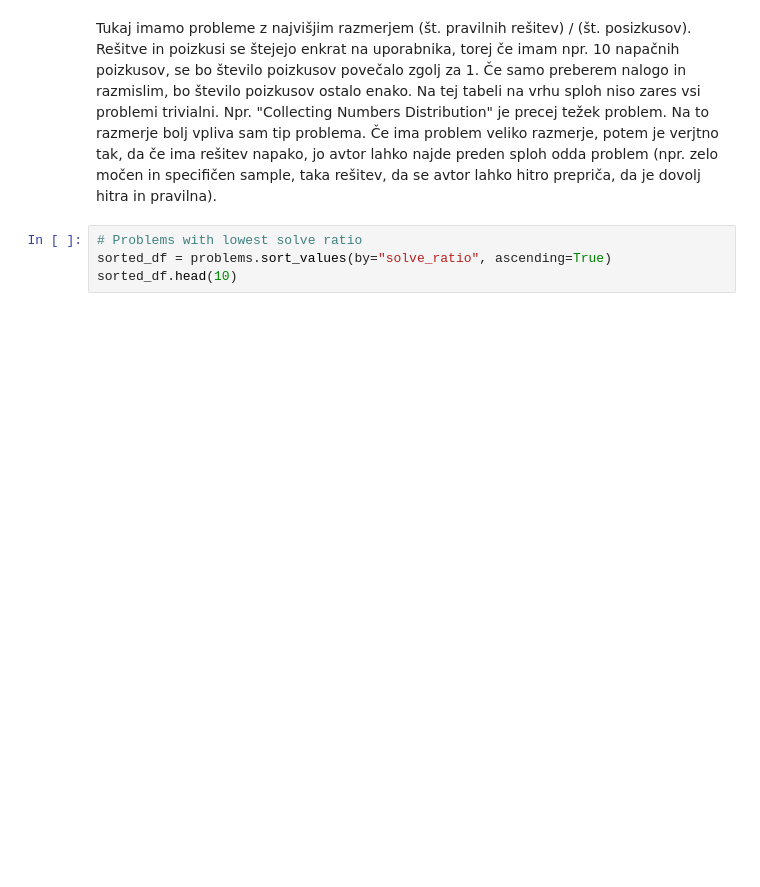
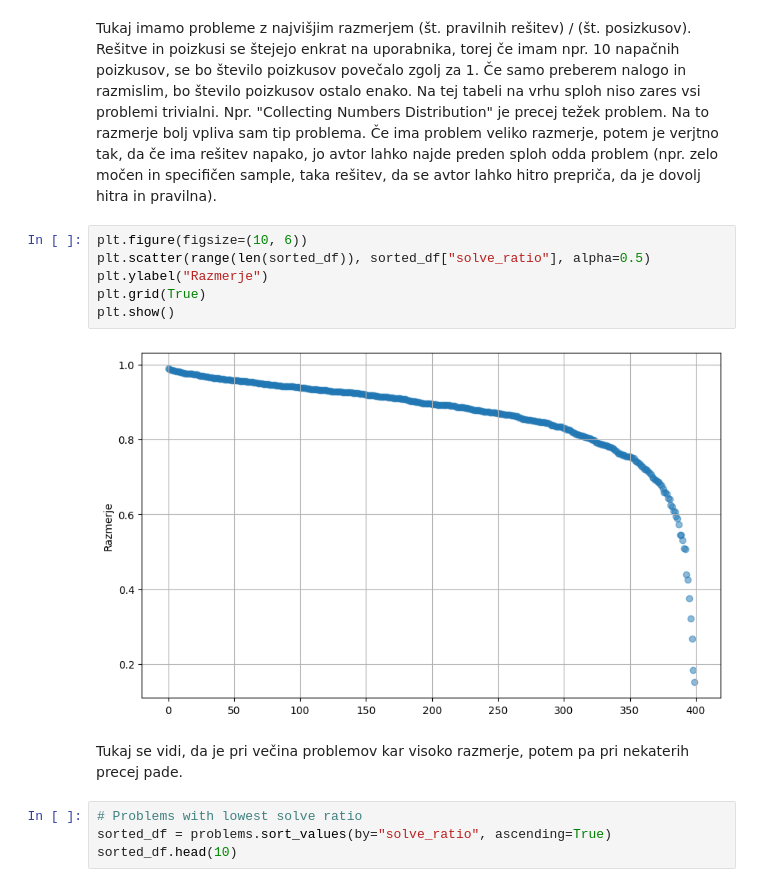
Before and after one commit to Zorz42/uvp-projektna, a Jupyter notebook: notebook.ipynb, the cells around one changed output. Cells and saved outputs as stored; diff of their text form; blank space fills up the shorter version.

```diff
--- a/notebook.ipynb
+++ b/notebook.ipynb
@@ -72,6 +95,16 @@ sorted_df.head(10)
 | 285 | 3141 | And Subset Count | 196 | 200 | 0.980000 |
 # %% [markdown]
 Tukaj imamo probleme z najvišjim razmerjem (št. pravilnih rešitev) / (št. posizkusov). Rešitve in poizkusi se štejejo enkrat na uporabnika, torej če imam npr. 10 napačnih poizkusov, se bo število poizkusov povečalo zgolj za 1. Če samo preberem nalogo in razmislim, bo število poizkusov ostalo enako. Na tej tabeli na vrhu sploh niso zares vsi problemi trivialni. Npr. "Collecting Numbers Distribution" je precej težek problem. Na to razmerje bolj vpliva sam tip problema. Če ima problem veliko razmerje, potem je verjtno tak, da če ima rešitev napako, jo avtor lahko najde preden sploh odda problem (npr. zelo močen in specifičen sample, taka rešitev, da se avtor lahko hitro prepriča, da je dovolj hitra in pravilna).
+# %%
+plt.figure(figsize=(10, 6))
+plt.scatter(range(len(sorted_df)), sorted_df["solve_ratio"], alpha=0.5)
+plt.ylabel("Razmerje")
+plt.grid(True)
+plt.show()
+# %% [output]
+[figure, added]
+# %% [markdown]
+Tukaj se vidi, da je pri večina problemov kar visoko razmerje, potem pa pri nekaterih precej pade.
 # %%
 # Problems with lowest solve ratio
 sorted_df = problems.sort_values(by="solve_ratio", ascending=True)
```
Also changed, not shown: parts of 6 cells of this notebook.
